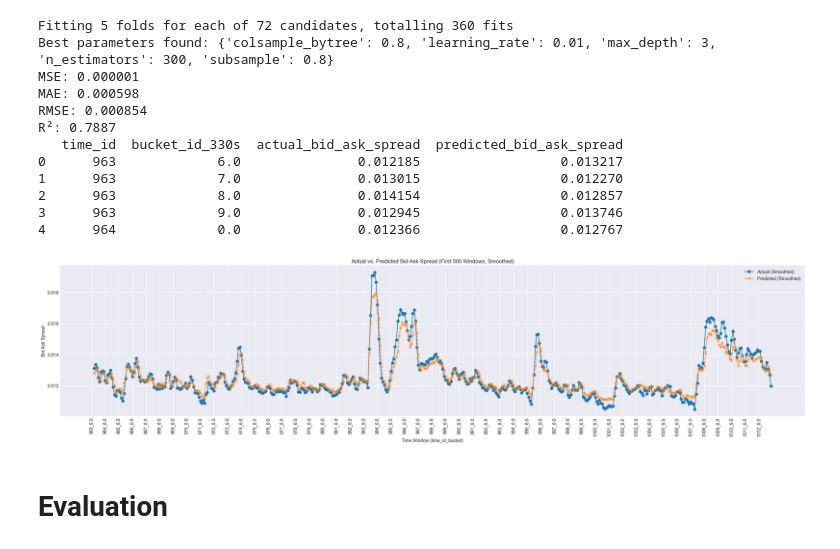
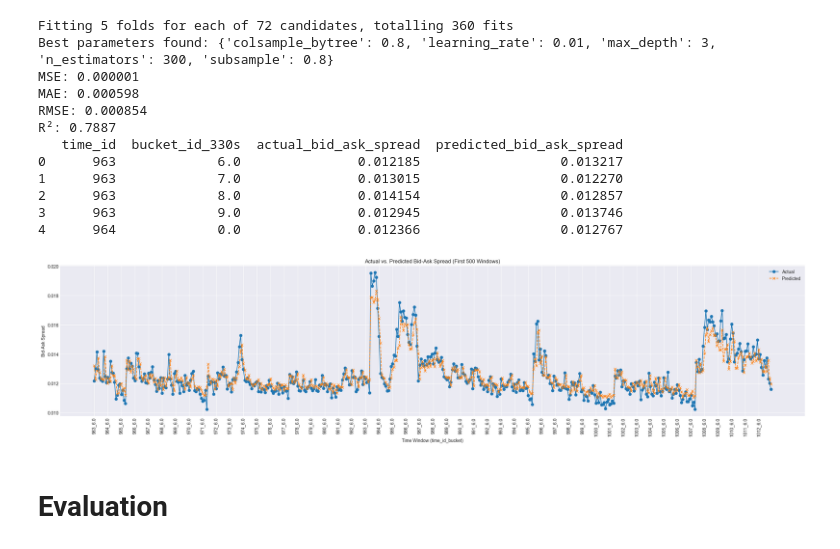
Before and after one commit to mofrui/volatility-analysis, a Jupyter notebook: research/BAS Prediction.ipynb, the cells around one changed output. Cells and saved outputs as stored; diff of their text form; code cells hidden in the pictures.

```diff
--- a/research/BAS Prediction.ipynb
+++ b/research/BAS Prediction.ipynb
@@ -575,32 +575,27 @@ R²: 0.7887
 # %%
 import matplotlib.pyplot as plt
 
 # Slice first 500 rows
 subset = comparison_df_best.head(500).copy()
 
-# Optional: create composite label if not already present
 if 'window_label' not in subset.columns:
     subset['window_label'] = subset['time_id'].astype(str) + '_' + subset['bucket_id_330s'].astype(str)
 
-# Optional smoothing
-subset['actual_smoothed'] = subset['actual_bid_ask_spread'].rolling(window=3).mean()
-subset['predicted_smoothed'] = subset['predicted_bid_ask_spread'].rolling(window=3).mean()
-
 # Plot
 plt.figure(figsize=(24, 6))
-plt.plot(subset['window_label'], subset['actual_smoothed'], label='Actual (Smoothed)', marker='o')
-plt.plot(subset['window_label'], subset['predicted_smoothed'], label='Predicted (Smoothed)', marker='x', linestyle='--')
+plt.plot(subset['window_label'], subset['actual_bid_ask_spread'], label='Actual', marker='o')
+plt.plot(subset['window_label'], subset['predicted_bid_ask_spread'], label='Predicted', marker='x', linestyle='--')
 
-plt.title("Actual vs. Predicted Bid-Ask Spread (First 500 Windows, Smoothed)")
+plt.title("Actual vs. Predicted Bid-Ask Spread (First 500 Windows)")
 plt.xlabel("Time Window (time_id_bucket)")
 plt.ylabel("Bid-Ask Spread")
 plt.xticks(ticks=np.arange(0, len(subset), 10), labels=subset['window_label'][::10], rotation=90)
 plt.legend()
 plt.grid(True)
 plt.tight_layout()
 plt.show()
 # %% [output]
-[figure, old version]
+[figure, new version]
 # %% [markdown]
 # Evaluation
 # %% [markdown]
```
Also changed, not shown: parts of 11 cells of this notebook, 2 other files.
